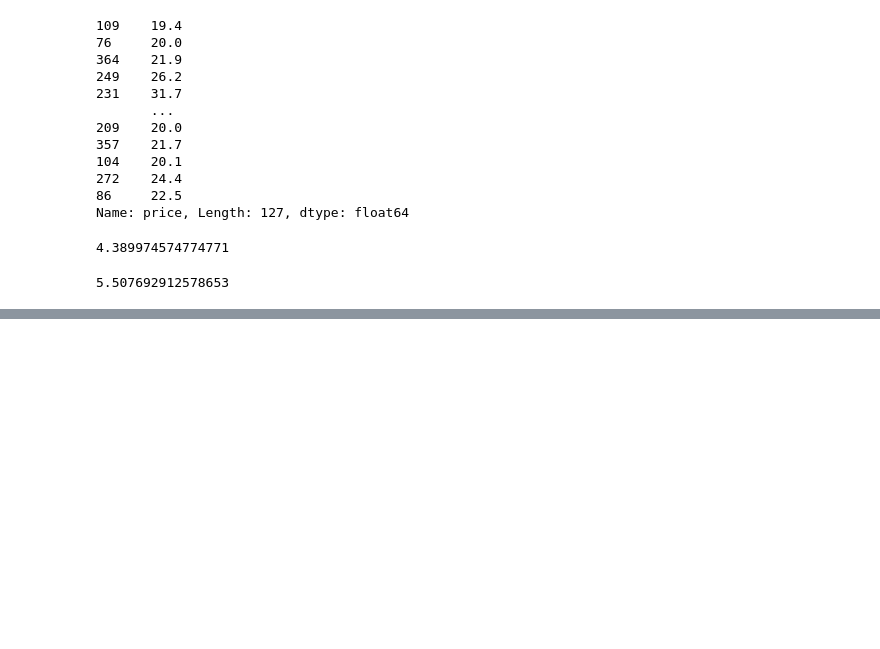
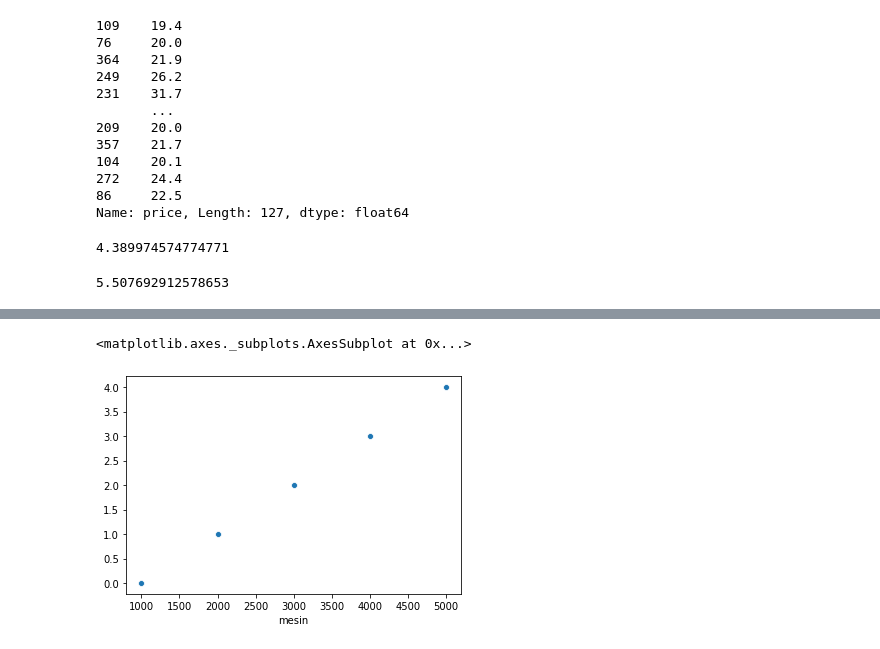
Before and after one commit to ridhoaryo/modul3_linear_reg_1, a Jupyter notebook: Materi_Linear_Regression.ipynb, the cells around one changed output, grey strips where cells are left out. Saved outputs shown, nothing was run; the diff lists cells and outputs as text; code cells hidden in the pictures; blank space fills up the shorter version.

```diff
--- a/Materi_Linear_Regression.ipynb
+++ b/Materi_Linear_Regression.ipynb
@@ -846,0 +1024,3 @@ null
+# %%
+scalerb = StandardScaler()
+mobil['z_fit_tran_mesin'] = scalerb.fit_transform(mobil[['mesin']])
@@ -846,0 +1041,2 @@ null
+# %%
+mobil['z_fit_transform2']=scalerb.transform(mobil[['mesin']])
@@ -846,0 +1049,3 @@ null
+# %%
+scalerb.fit(mobil[['z mesin']])
+mobil['z_fit_transform3'] = scalerb.transform(mobil[['mesin']])
@@ -846,0 +1070,6 @@ null
+# %%
+from sklearn.preprocessing import MinMaxScaler
+
+minmax = MinMaxScaler()
+minmax.fit(mobil[['mesin']])
+mobil['minmax'] = minmax.transform(mobil[['mesin']])
@@ -846,0 +1091,5 @@ null
+# %%
+sns.scatterplot(x=mobil['mesin'], y=mobil.index)
+# %% [output]
+<matplotlib.axes._subplots.AxesSubplot at 0x...>
+[figure, added]
```
Also changed, not shown: parts of 73 cells of this notebook.
